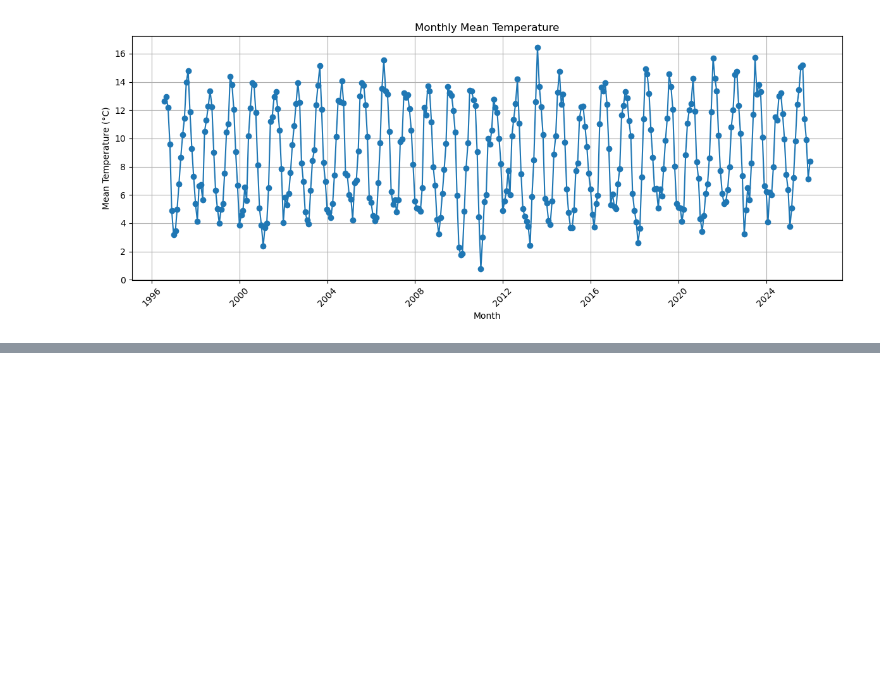
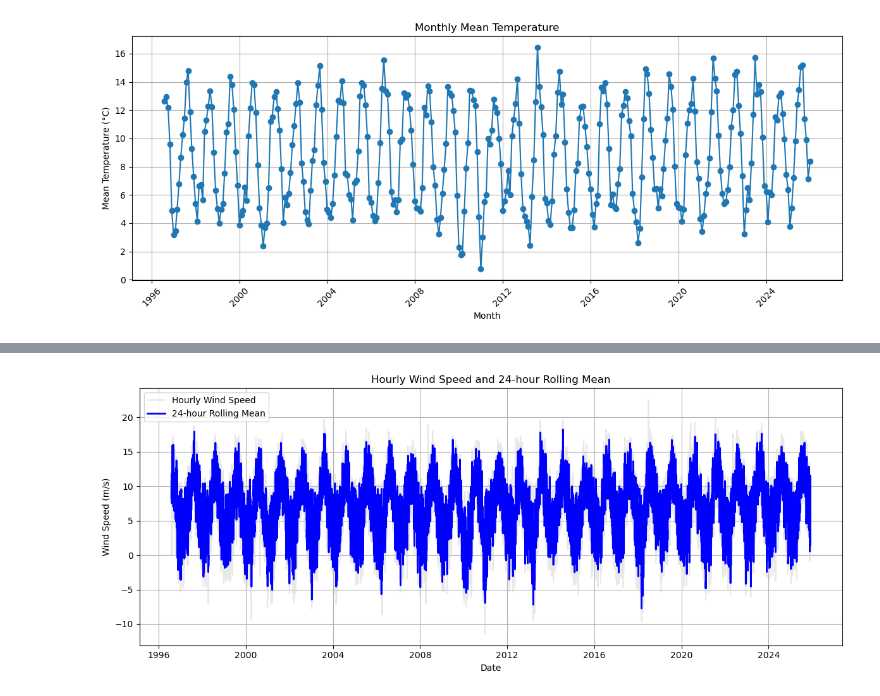
Before and after one commit to CherylClarke/PROGRAMMING-FOR-DATA-ANALYTICS, a Jupyter notebook: assignment/assignment-6-Weather.ipynb, the cells around one changed output, grey strips where cells are left out. Drawn from its saved outputs; the diff is of its cells as text; code cells hidden in the pictures; blank space fills up the shorter version.

```diff
--- a/assignment/assignment-6-Weather.ipynb
+++ b/assignment/assignment-6-Weather.ipynb
@@ -213,0 +237,25 @@ You do not need to over comment your code. Marks will be given for how nice the
+# %%
+
+## The rolling windspeed over 24 hours
+
+# Ensure numeric values
+df["wind_speed"] = pd.to_numeric(df["wind_speed"], errors='coerce')
+
+# Compute 24-hour rolling mean
+rolling_wind = df["wind_speed"].rolling(window=24, min_periods=1).mean()
+
+# and now to plot
+
+# Plot
+plt.figure(figsize=(12,5))
+plt.plot(df.index, df["wind_speed"], color='lightgray', alpha=0.5, label="Hourly Wind Speed")
+plt.plot(df.index, rolling_wind, color='blue', linewidth=2, label="24-hour Rolling Mean")
+plt.xlabel("Date")
+plt.ylabel("Wind Speed (m/s)")
+plt.title("Hourly Wind Speed and 24-hour Rolling Mean")
+plt.grid(True)
+plt.legend()
+plt.tight_layout()
+plt.show()
+# %% [output]
+[figure, added]
```
Also changed, not shown: parts of 7 cells of this notebook.
